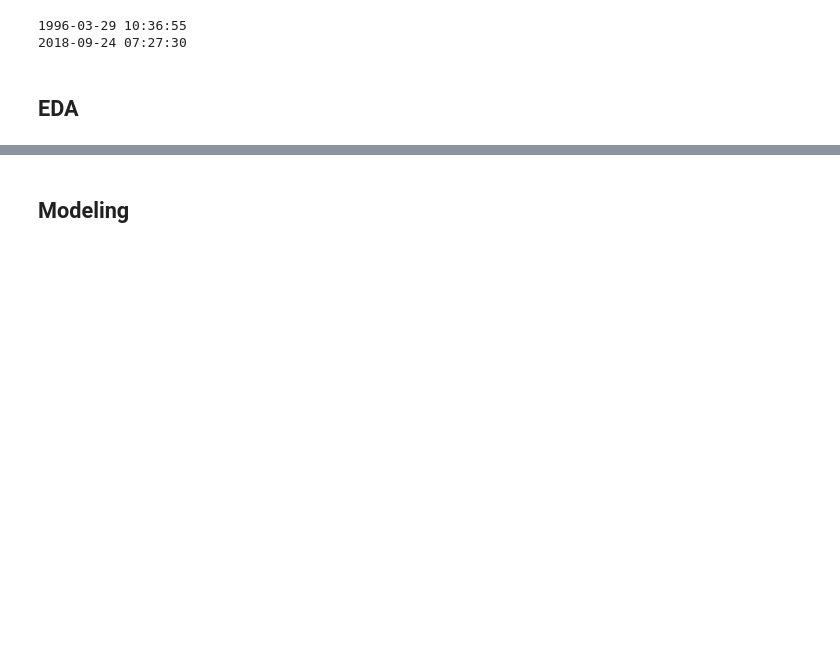
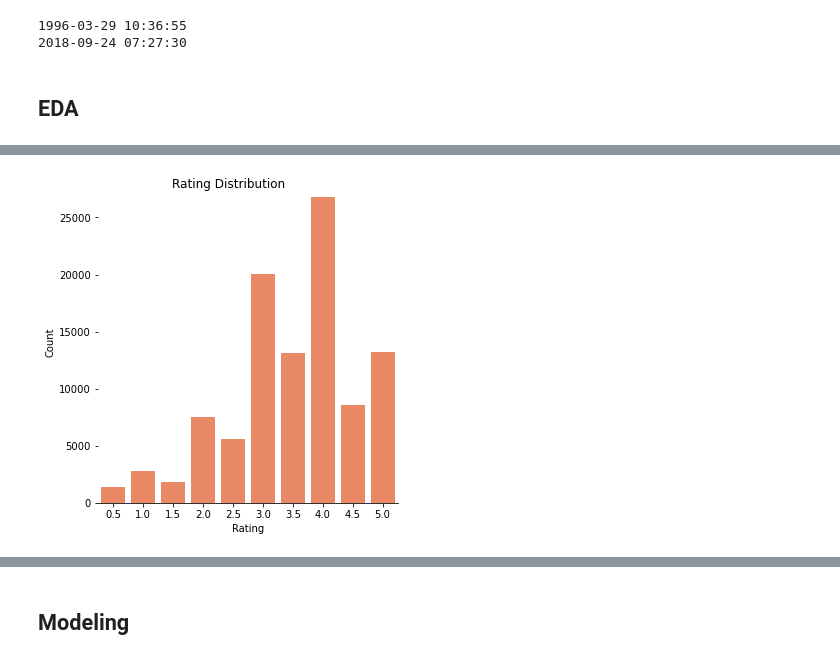
Before and after one commit to rusalka013/recommendation_project, a Jupyter notebook: Recommendation_system_project.ipynb, the cells around one changed output, grey strips where cells are left out. Drawn from its saved outputs; the diff is of its cells as text; code cells hidden in the pictures; blank space fills up the shorter version.

```diff
--- a/Recommendation_system_project.ipynb
+++ b/Recommendation_system_project.ipynb
@@ -182,0 +221,14 @@ print(dt.datetime.fromtimestamp(stats.loc['max', 'timestamp']))
+# %%
+# Creating a bar plot
+ax = sns.catplot(data = ratings_df,
+                kind = 'count',
+                x = 'rating',
+                color = 'coral'
+               )
+
+ax.despine(left=True)
+ax.set_axis_labels('Rating', 'Count')
+ax.fig.suptitle('Rating Distribution')
+ax.savefig('Visuals/Rating_Distribution.png', bbox_inches='tight', dpi=600);
+# %% [output]
+[figure, added]
```
Also changed, not shown: parts of 26 cells of this notebook, 4 other files.
